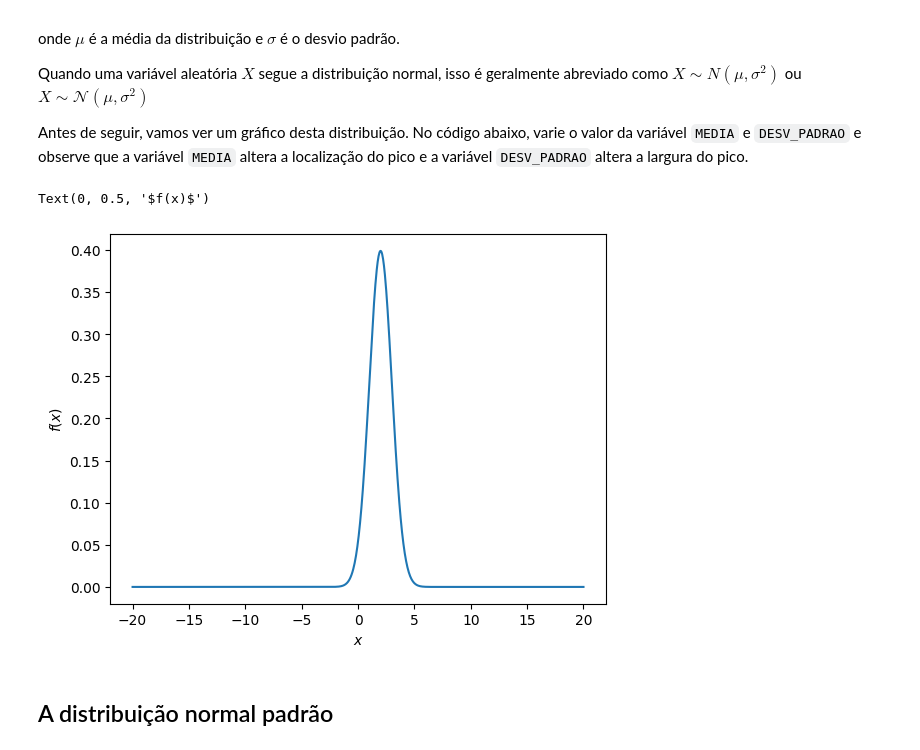
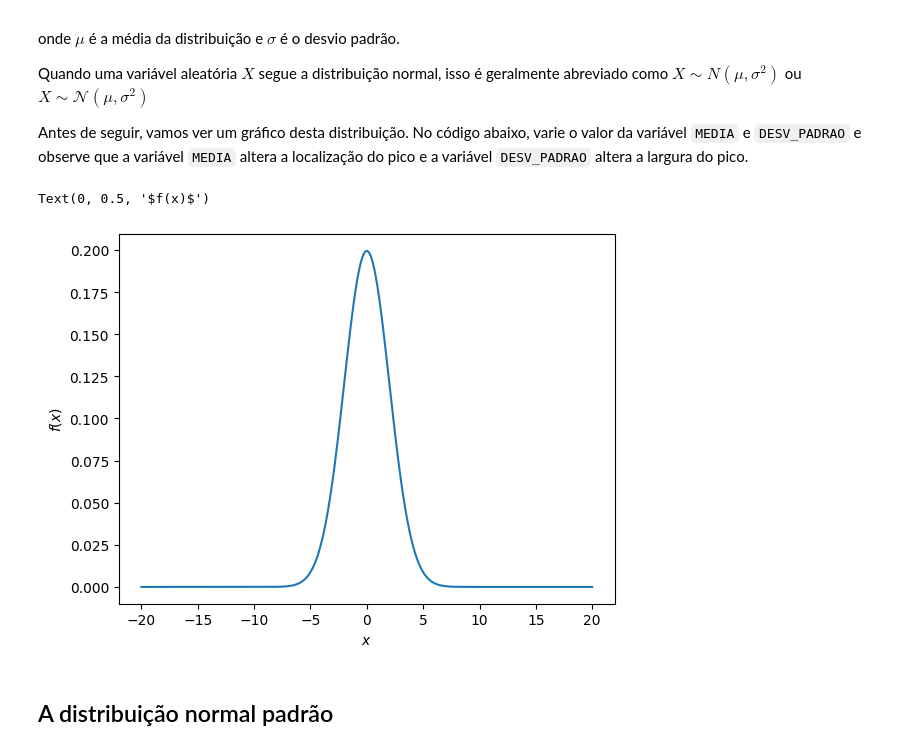
Before and after one commit to karla-easterlini/Sistema-Nao-Binario, a Jupyter notebook: Probabilidade e Estatística/Aulas/7 - Distribuições de probabilidades contínuas.ipynb, the cells around one changed output. Drawn from its saved outputs; the diff is of its cells as text; code cells hidden in the pictures.

```diff
--- a/Probabilidade e Estatística/Aulas/7 - Distribuições de probabilidades contínuas.ipynb
+++ b/Probabilidade e Estatística/Aulas/7 - Distribuições de probabilidades contínuas.ipynb
@@ -314,31 +314,30 @@ Antes de seguir, vamos ver um gráfico desta distribuição. No código abaixo,
 # %%
 from math import pi
 
-MEDIA = 2
-DESV_PADRAO = 1
-
+MEDIA = 0
+DESV_PADRAO = 2
 
 def dist_normal(x, media, desvpadr):
     """Computa a pdf de uma distribuição normal."""
 
     preexp = 1 / (desvpadr * (2 * pi) ** (1/2))
     exp = np.exp(-(1 / 2) * ((x - media) / desvpadr) ** 2)
 
     return preexp * exp
 
 
 x = np.linspace(-20, 20, 1000)
 y = dist_normal(x, MEDIA, DESV_PADRAO)
 
 figura, eixo = plt.subplots()
 
 eixo.plot(x, y)
 
 eixo.set_xlabel("$x$")
 eixo.set_ylabel("$f(x)$")
 # %% [output]
 Text(0, 0.5, '$f(x)$')
-[figure, old version]
+[figure, new version]
 # %% [markdown]
 ## A distribuição normal padrão
 # %% [markdown]
```
Also changed, not shown: parts of 1 cell of this notebook, 1 other file.
